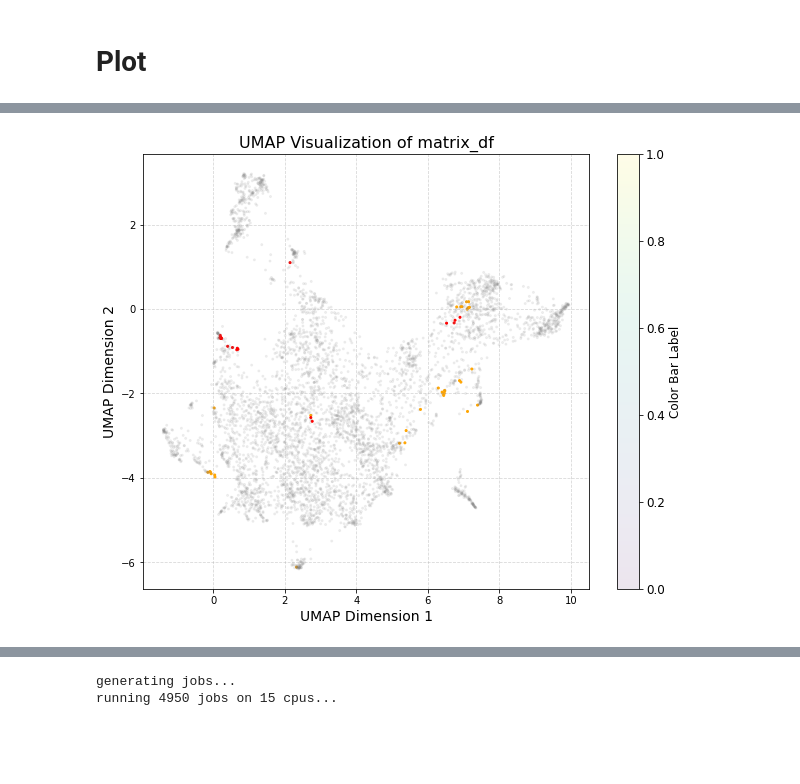
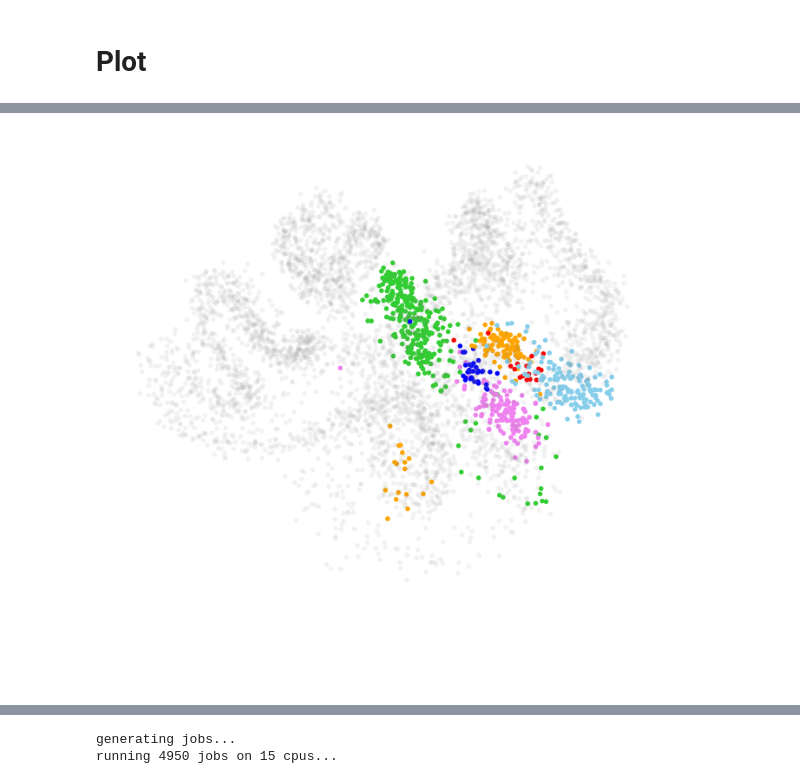
Before and after one commit to labstructbioinf/HAMPpred, a Jupyter notebook: notebooks/steps/Review_AF2_clustering.ipynb, the cells around one changed output, grey strips where cells are left out. Drawn from its saved outputs; the diff is of its cells as text; code cells hidden in the pictures; blank space fills up the shorter version.

```diff
--- a/notebooks/steps/Review_AF2_clustering.ipynb
+++ b/notebooks/steps/Review_AF2_clustering.ipynb
@@ -141 +241,3 @@ res_df = res_df[(res_df['i'] != -1) & (res_df['j'] != -1)]
+# %%
+matrix_df = res_df.pivot(index='i', columns='j', values='evalue')
 # %%
@@ -173,0 +273,9 @@ array([[1.    , 0.969 , 0.9802, ..., 0.863 , 0.764 , 0.7468],
+# %%
+# UMAP
+
+# If the metric is ‘precomputed’ X must be a square distance matrix.
+umap_result = umap.UMAP(
+    n_neighbors = 300,
+    metric = 'precomputed',
+    random_state = 123
+).fit_transform(1-matrix_array)
@@ -249,5 +388,0 @@ cmap = 'seismic'
-# %%
-# UMAP
-
-# If the metric is ‘precomputed’ X must be a square distance matrix.
-umap_result = umap.UMAP(n_neighbors=50, metric='precomputed').fit_transform(1-matrix_array)
@@ -273,0 +391,3 @@ non_grey_indices
+# %%
+# color by feature
+c, correct_mask, cmap, title = feature_colors('angle')
@@ -274,35 +423,45 @@ non_grey_indices
 # %%
-# Create a larger figure with improved styling
-plt.figure(figsize=(10, 8))  # Adjust the figure size as needed
+label_font_size = 10
+tick_font_size = 9 # bar
+title_font_size = 10
 
-# Create a scatter plot with a color bar
-#scatter = plt.scatter(umap_result[:, 0], umap_result[:, 1], s=4, c=c, cmap=cmap)  # Adjust 's' for point size
+fig, ax = plt.subplots(1, 1, figsize=(4, 4), dpi=200)
 
-# Filter data to exclude grey points
-c = np.array(c)
-non_grey_indices = np.where(c != 'grey')
-grey_indices = np.where(c == 'grey')
+ax.set_axis_off()
 
-# Create the scatter plot
-scatter = plt.scatter(umap_result[non_grey_indices, 0], umap_result[non_grey_indices, 1], s=4, c=c[non_grey_indices], cmap=cmap)
+gs = fig.add_gridspec(2, 1, height_ratios=[1, 0.05])  # 2 columns, 1 for scatter plot, 1 for color bar
+ax = fig.add_subplot(gs[0])
+ax.set_axis_off()
 
-scatter = plt.scatter(umap_result[grey_indices, 0], umap_result[grey_indices, 1], s=4, c=c[grey_indices], cmap=cmap, zorder=1,
-                     alpha=0.1)
+# for plotting with colormap
+if cmap is not None:
+    scatter = ax.scatter(umap_result[correct_mask, 0], umap_result[correct_mask, 1], s=0.5, c=c, cmap=cmap)  # Adjust 's' for point size
+
+    # Create the color bar
+    cbar_ax = fig.add_subplot(gs[1])
+    cbar = fig.colorbar(scatter, cax=cbar_ax, orientation='horizontal')
+    cbar.ax.tick_params(labelsize=tick_font_size)
+    cbar.set_label(title, fontsize=title_font_size)
+
+    cbar.outline.set_linewidth(0)
 
 
-plt.title('UMAP Visualization of matrix_df', fontsize=16)
-plt.xlabel('UMAP Dimension 1', fontsize=14)
-plt.ylabel('UMAP Dimension 2', fontsize=14)
+    # Adjust layout to ensure the scatter plot maintains its size
 
-# Customize the color bar
-cbar = plt.colorbar(scatter)
-cbar.set_label('Color Bar Label', fontsize=12)  # Replace with an appropriate label
-cbar.ax.tick_params(labelsize=12)  # Adjust color bar label size
 
-# Add grid lines for better readability
-plt.grid(True, linestyle='--', alpha=0.5)
+# for ploting without colormap
+else:
 
-# Show the plot
-plt.show()
+    non_grey_indices = (c != 'grey') & correct_mask
+    grey_indices = (c == 'grey') & correct_mask
+
+    scatter = plt.scatter(umap_result[non_grey_indices, 0], umap_result[non_grey_indices, 1], s=4, c=c[non_grey_indices],
+                         edgecolor='none')
+
+    scatter = plt.scatter(umap_result[grey_indices, 0], umap_result[grey_indices, 1], s=4, c=c[grey_indices], zorder=1,
+                        alpha=0.1, edgecolor='none')
+
+
+#plt.tight_layout()
 # %% [output]
-[figure, old version]
+[figure, new version]
```
Also changed, not shown: parts of 49 cells of this notebook, 5 other files.
